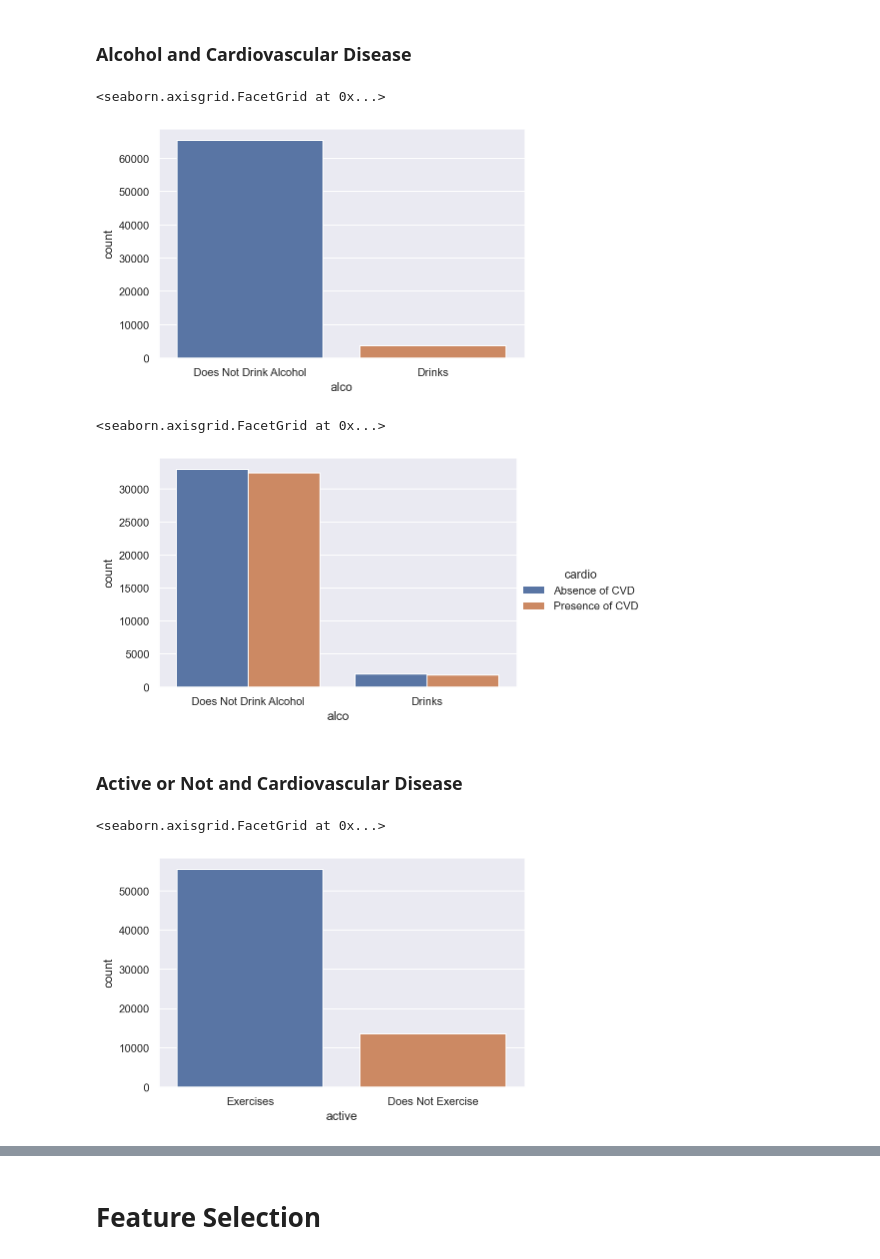
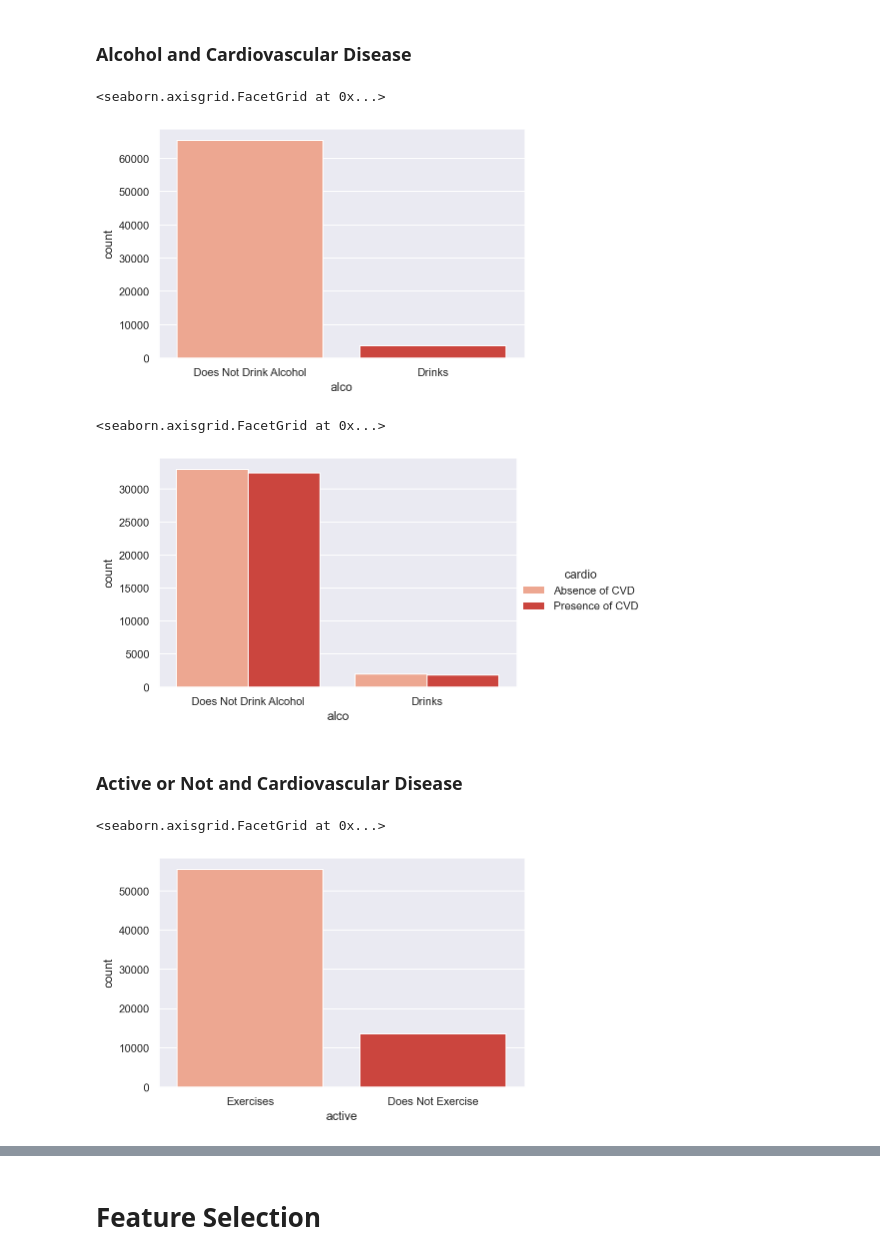
Before and after one commit to adamskel78/SHAX_group_project, a Jupyter notebook: Cardiovascular_Disease.ipynb, the cells around one changed output, grey strips where cells are left out. Saved outputs shown, nothing was run; the diff lists cells and outputs as text; code cells hidden in the pictures.

```diff
--- a/Cardiovascular_Disease.ipynb
+++ b/Cardiovascular_Disease.ipynb
@@ -24,7 +24,7 @@ from sklearn import tree
 # %%
 import matplotlib as mpl
 import seaborn as sns
-sns.set(style="whitegrid")
+sns.set(style="darkgrid")
 import plotly.graph_objects as ply
 import plotly.express as px
 from sklearn.datasets import load_digits
@@ -367,24 +372,24 @@ fig.set_axis_labels("Smoke_Cardiovascular_Disease","Count")
 ### Alcohol and Cardiovascular Disease
 # %%
 # Use seaborn to plot smoke or not count: smoke=1, not smoke=0
-sns.catplot('alco', data=df_cat,kind='count', height=4, aspect=1.5)
+sns.catplot('alco', data=df_cat,kind='count', palette="Reds", height=4, aspect=1.5)
 # %% [output]
 <seaborn.axisgrid.FacetGrid at 0x...>
-[figure, old version]
+[figure, new version]
 # %%
 # Use seaborn to plot alchohol and cardio
-sns.catplot('alco', data=df_cat,hue='cardio', kind='count', height=4, aspect=1.5)
+sns.catplot('alco', data=df_cat,hue='cardio', palette="Reds", kind='count', height=4, aspect=1.5)
 fig.set_axis_labels("Alco_Cardiovascular_Disease","Count")
 # %% [output]
 <seaborn.axisgrid.FacetGrid at 0x...>
-[figure, old version]
+[figure, new version]
 # %% [markdown]
 ### Active or Not and Cardiovascular Disease
 # %%
 # Use seaborn to plot smoke or not count: active=1, not active=0
-sns.catplot('active', data=df_cat,kind='count', height=4, aspect=1.5)
+sns.catplot('active', data=df_cat, kind='count', palette="Reds", height=4, aspect=1.5)
 # %% [output]
 <seaborn.axisgrid.FacetGrid at 0x...>
-[figure, old version]
+[figure, new version]
 # %%
 # Use seaborn to plot active and cardio
```
Also changed, not shown: parts of 31 cells of this notebook.
